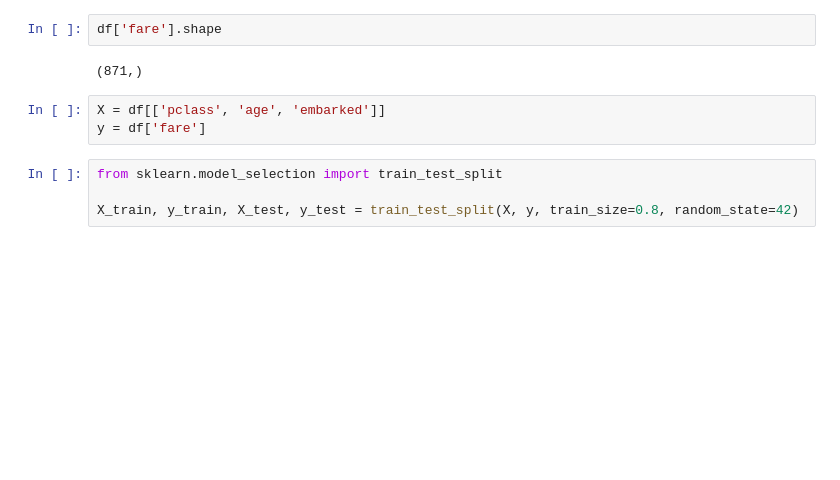
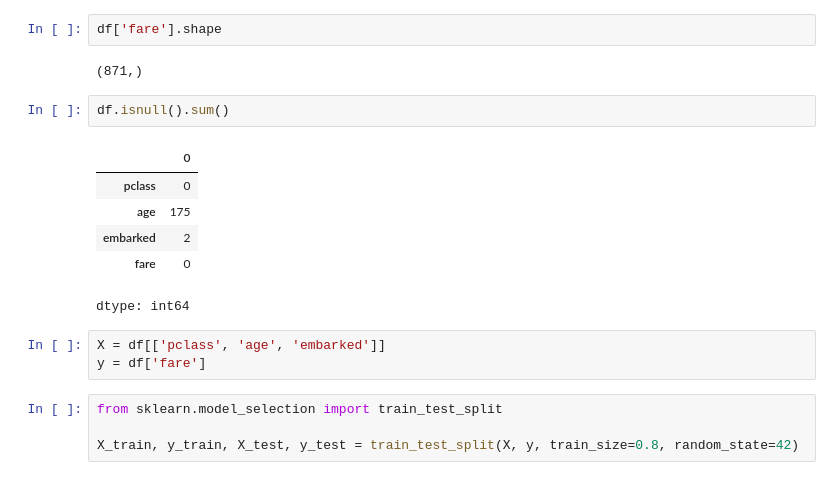
Before and after one commit to mssamoilenko/-_optuna, a Jupyter notebook: СамойленкоДЗ_8.ipynb, the cells around one changed output. Cells and saved outputs as stored; diff of their text form; blank space fills up the shorter version.

```diff
--- a/СамойленкоДЗ_8.ipynb
+++ b/СамойленкоДЗ_8.ipynb
@@ -46,6 +46,15 @@ df['fare'].plot(kind='box', vert = False, figsize=(14,6))
 df['fare'].shape
 # %% [output]
 (871,)
+# %%
+df.isnull().sum()
+# %% [output]
+|  | 0 |
+| pclass | 0 |
+| age | 175 |
+| embarked | 2 |
+| fare | 0 |
+dtype: int64
 # %%
 X = df[['pclass', 'age', 'embarked']]
 y = df['fare']
```
Also changed, not shown: parts of 6 cells of this notebook.
